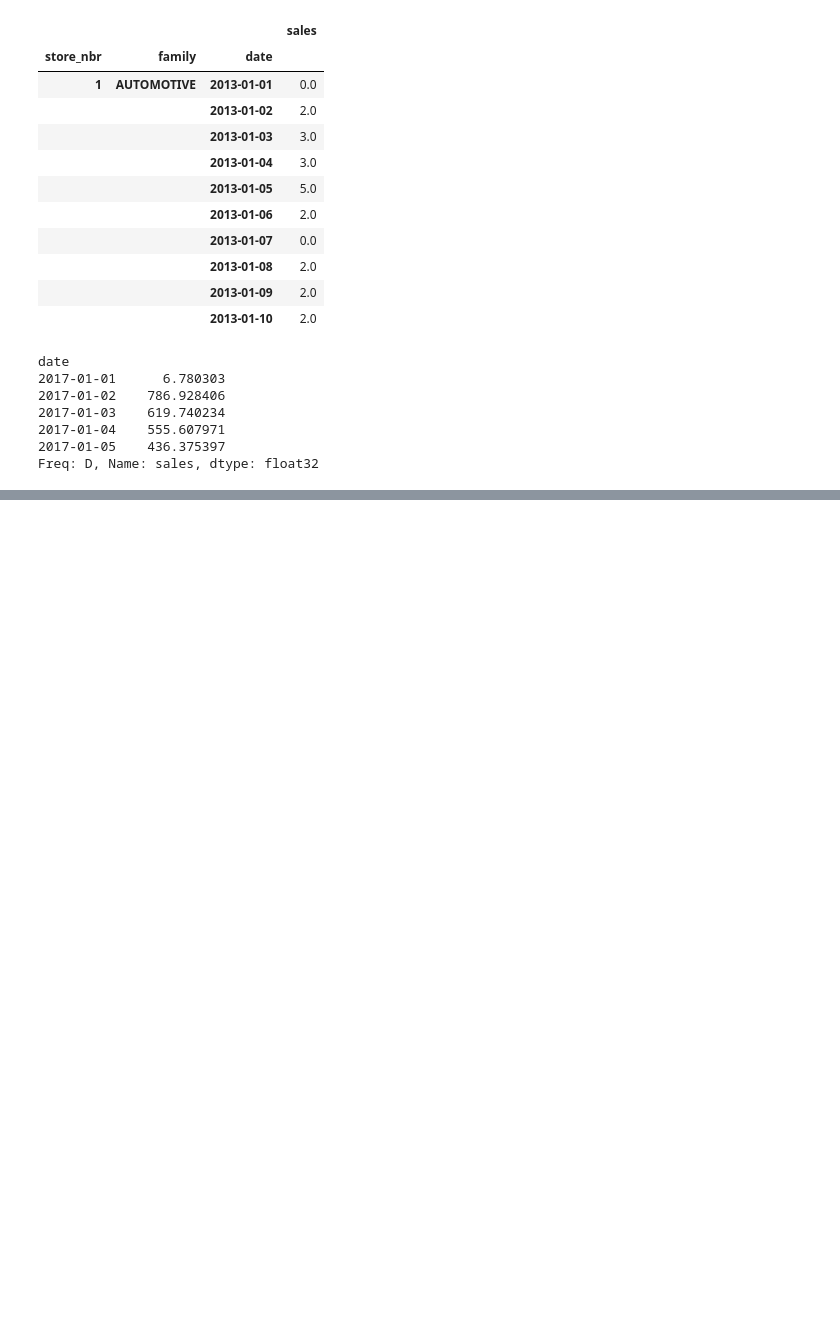
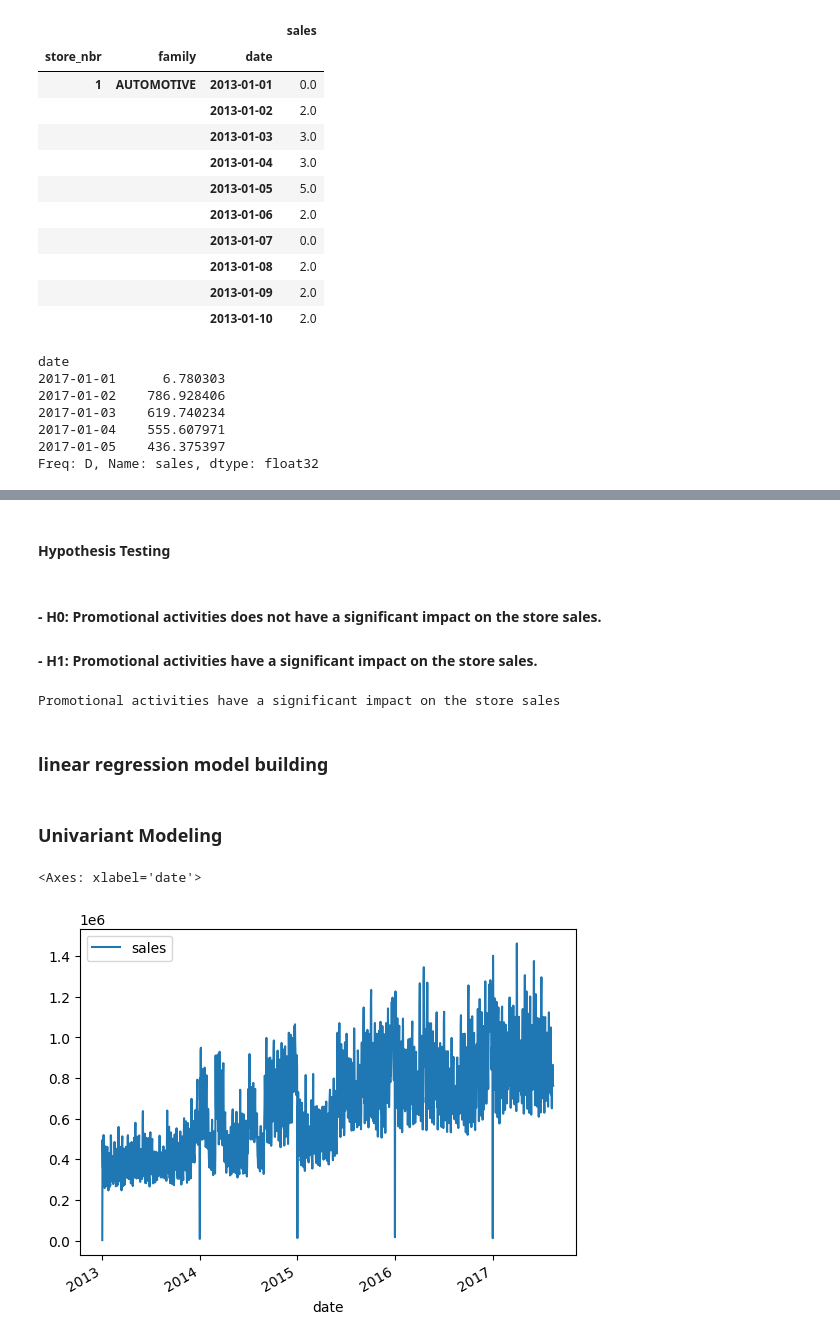
Before and after one commit to Ephicho/Regression, a Jupyter notebook: Regression.ipynb, the cells around one changed output, grey strips where cells are left out. Cells and saved outputs as stored; diff of their text form; code cells hidden in the pictures; blank space fills up the shorter version.

```diff
--- a/Regression.ipynb
+++ b/Regression.ipynb
@@ -373,0 +479,45 @@ def seasonal_plot(season='year', index='month', column=None):
+# %% [markdown]
+#### Hypothesis Testing
+# %% [markdown]
+#### - H0: Promotional activities does not have a significant impact on the store sales.
+#### - H1: Promotional activities have a significant impact on the store sales.
+# %%
+# Select the promotion data for the product family
+promotion_data = merged.loc[merged['family'] == 'YOUR_PRODUCT_FAMILY', 'onpromotion']
+
+# Select the sales data for the product family
+sales_data = merged.loc[merged['family'] == 'YOUR_PRODUCT_FAMILY', 'sales']
+
+# Create a contingency table
+contingency_table = [
+    [sum(promotion_data & (sales_data > 0)), sum((~promotion_data) & (sales_data > 0))],
+    [sum(promotion_data & (sales_data == 0)), sum((~promotion_data) & (sales_data == 0))]
+]
+
+# Perform the chi-square test of independence
+chi2_statistic, p_value, _, _ = stats.chi2_contingency(contingency_table)
+
+if p_value < 0.05:
+    print("Promotional activities does not have a significant impact on the store sales")
+else:
+    print("Promotional activities have a significant impact on the store sales")
+# %% [output]
+Promotional activities have a significant impact on the store sales
+# %% [markdown]
+### linear regression model building
+# %% [markdown]
+### Univariant Modeling
+# %%
+# in order to get an idea of the the daily total unit sales from the various stores,the train data will be grouped by date.
+
+
+Sale_uni= train_data.drop(["id", "store_nbr", "family", "onpromotion", "month","day","year"], axis=1)
+
+Sale_uni= Sale_uni.set_index("date")
+# %%
+Sale_uni= Sale_uni.groupby(Sale_uni.index).agg({"sales": sum})
+# %%
+Sale_uni.plot()
+# %% [output]
+<Axes: xlabel='date'>
+[figure, added]
```
Also changed, not shown: parts of 26 cells of this notebook.
